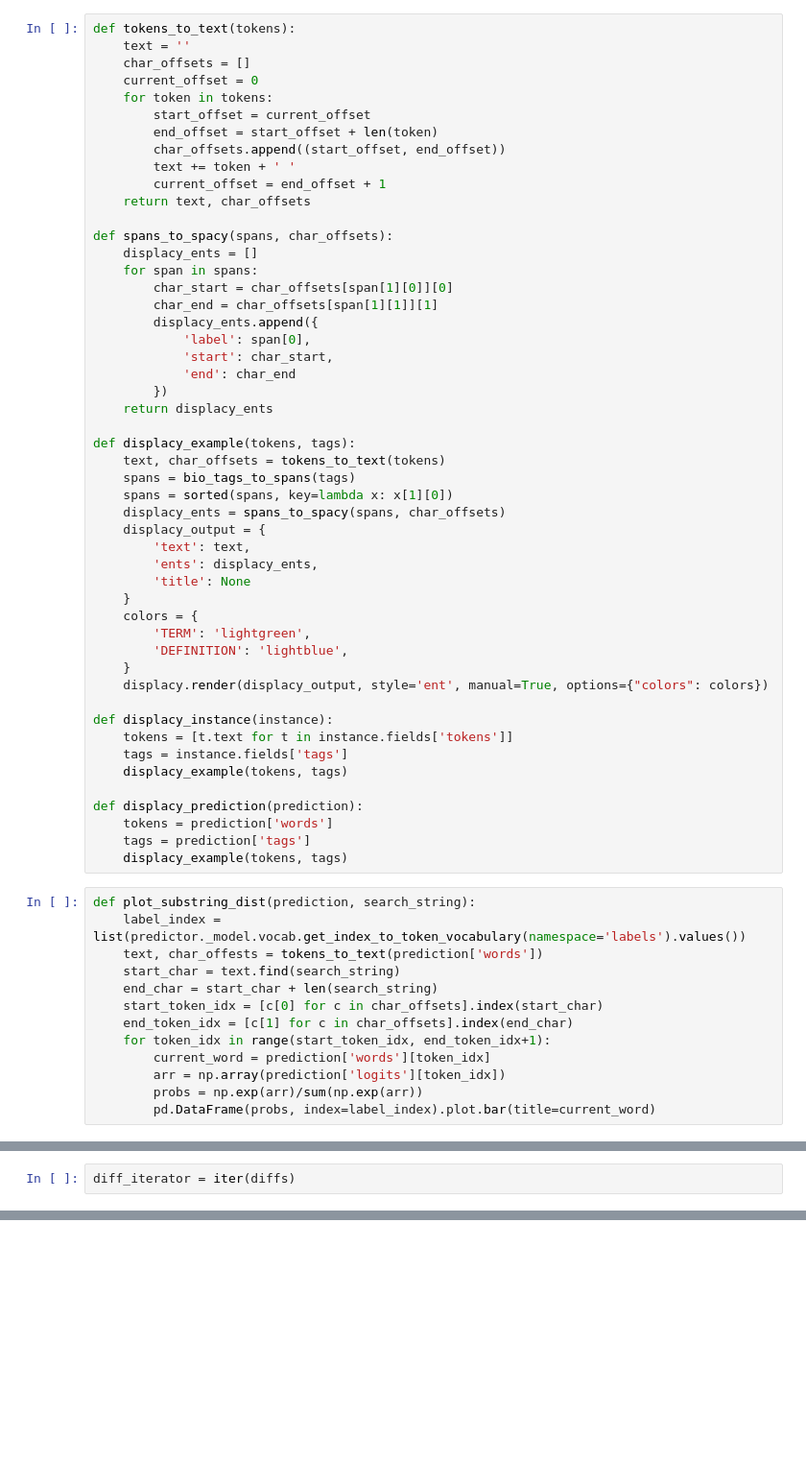
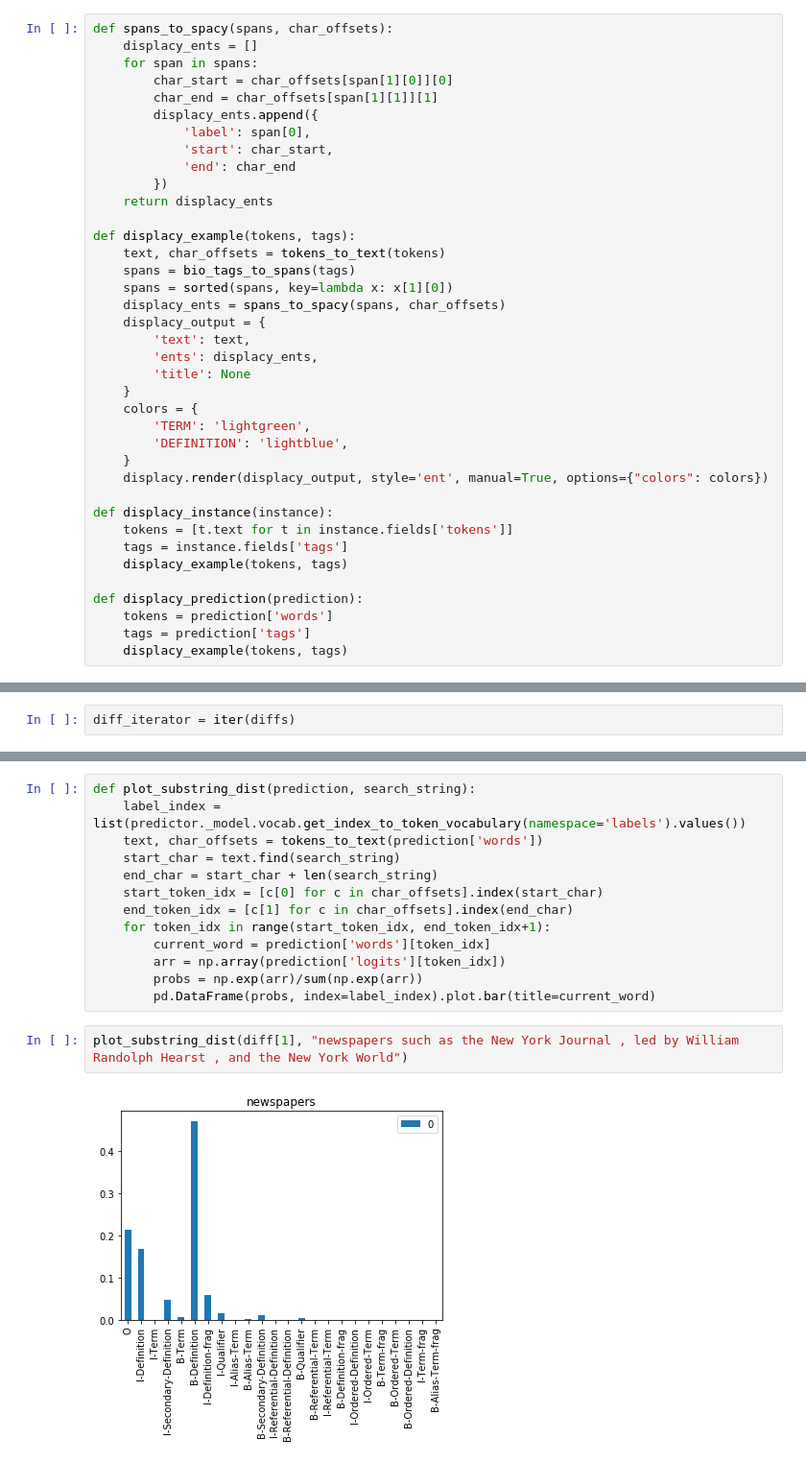
Before and after one commit to DFKI-NLP/defx, a Jupyter notebook: notebooks/prediction_analysis.ipynb, the cells around one changed output, grey strips where cells are left out. Shown: that part at 96% size. Saved outputs shown, nothing was run; the diff lists cells and outputs as text; blank space fills up the shorter version.

Commit message:
Update prediction analysis notebook

```diff
--- a/notebooks/prediction_analysis.ipynb
+++ b/notebooks/prediction_analysis.ipynb
@@ -25,16 +36,4 @@ dev_instances = predictor._dataset_reader.read(dev_file_path)
 # %%
-def tokens_to_text(tokens):
-    text = ''
-    char_offsets = []
-    current_offset = 0
-    for token in tokens:
-        start_offset = current_offset
-        end_offset = start_offset + len(token)
-        char_offsets.append((start_offset, end_offset))
-        text += token + ' '
-        current_offset = end_offset + 1
-    return text, char_offsets
-
 def spans_to_spacy(spans, char_offsets):
     displacy_ents = []
     for span in spans:
@@ -72,19 +71,6 @@ def displacy_prediction(prediction):
     tokens = prediction['words']
     tags = prediction['tags']
     displacy_example(tokens, tags)
-# %%
-def plot_substring_dist(prediction, search_string):
-    label_index = list(predictor._model.vocab.get_index_to_token_vocabulary(namespace='labels').values())
-    text, char_offests = tokens_to_text(prediction['words'])
-    start_char = text.find(search_string)
-    end_char = start_char + len(search_string)
-    start_token_idx = [c[0] for c in char_offsets].index(start_char)
-    end_token_idx = [c[1] for c in char_offsets].index(end_char)
-    for token_idx in range(start_token_idx, end_token_idx+1):
-        current_word = prediction['words'][token_idx]
-        arr = np.array(prediction['logits'][token_idx])
-        probs = np.exp(arr)/sum(np.exp(arr))
-        pd.DataFrame(probs, index=label_index).plot.bar(title=current_word)
 # %%
 displacy_instance(dev_instances[0])
 # %% [output]
@@ -139,0 +114,17 @@ plot_substring_dist(diff[1], "he had no significant political scandals in his pa
+# %%
+def plot_substring_dist(prediction, search_string):
+    label_index = list(predictor._model.vocab.get_index_to_token_vocabulary(namespace='labels').values())
+    text, char_offsets = tokens_to_text(prediction['words'])
+    start_char = text.find(search_string)
+    end_char = start_char + len(search_string)
+    start_token_idx = [c[0] for c in char_offsets].index(start_char)
+    end_token_idx = [c[1] for c in char_offsets].index(end_char)
+    for token_idx in range(start_token_idx, end_token_idx+1):
+        current_word = prediction['words'][token_idx]
+        arr = np.array(prediction['logits'][token_idx])
+        probs = np.exp(arr)/sum(np.exp(arr))
+        pd.DataFrame(probs, index=label_index).plot.bar(title=current_word)
+# %%
+plot_substring_dist(diff[1], "newspapers such as the New York Journal , led by William Randolph Hearst , and the New York World")
+# %% [output]
+[figure, added]
```
Also changed, not shown: parts of 4 cells of this notebook.
